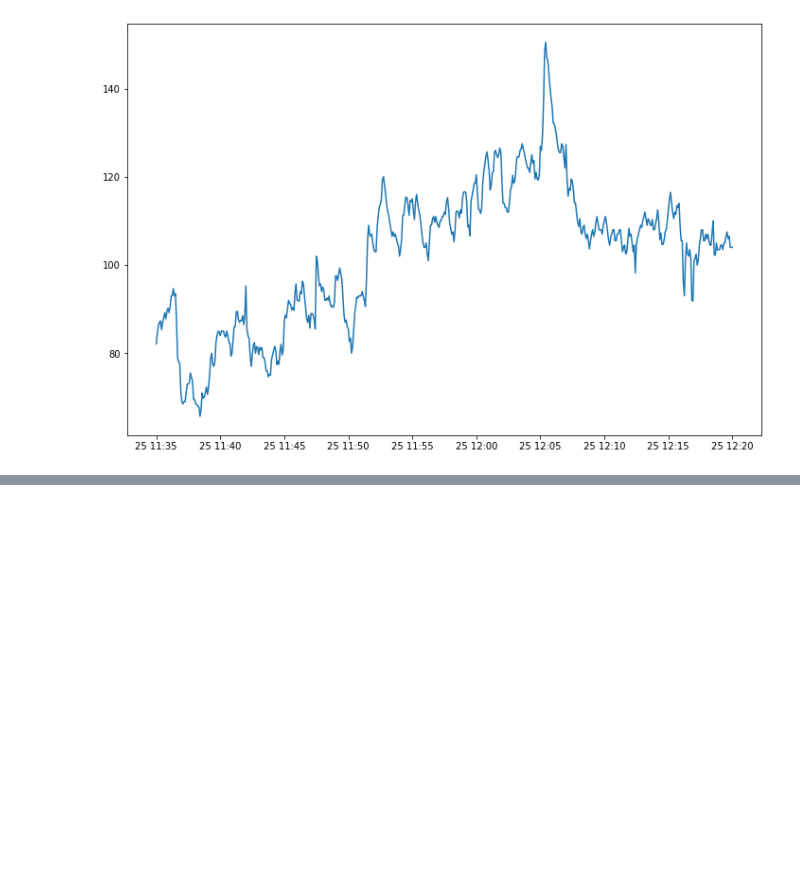
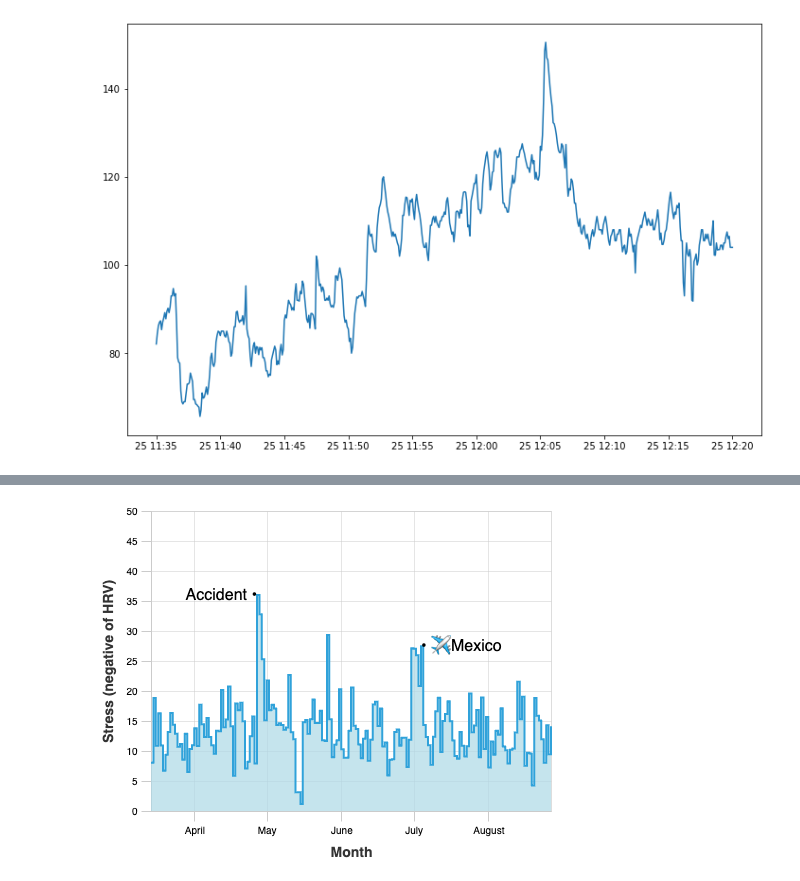
Before and after one commit to patrickmineault/xcorr-notebooks, a Jupyter notebook: notebooks/Analyze Garmin watch data.ipynb, the cells around one changed output, grey strips where cells are left out. Cells and saved outputs as stored; diff of their text form; code cells hidden in the pictures; blank space fills up the shorter version.

Commit message:
Add stress plot

```diff
--- a/notebooks/Analyze Garmin watch data.ipynb
+++ b/notebooks/Analyze Garmin watch data.ipynb
@@ -247,0 +251,43 @@ alt.layer(top, bottom).resolve_scale(
+# %%
+def clean_timeseries(df, freq='5s', agg='mean'):
+    df = df.set_index(df.datetime)
+    df.value = df.value.astype(float)
+    if agg == 'mean':
+        df = df.resample(freq).mean().reset_index()
+    elif agg == 'sum':
+        df = df.resample(freq).sum().reset_index()
+    df = df.interpolate('pad', limit=120)
+    return df
+
+df_ = df_long[(df_long.datetime >= '2022-03-15 00:00') & (df_long.datetime <= '2022-08-28 00:00')]
+
+df_plot = df_[df_.field == 'stress_level_value']
+#df_plot = df_plot[df_plot.value >= 0]
+df_plot = df_plot.set_index(df_plot.datetime)
+df_plot.value = df_plot.value.astype(dtype=float)
+df_plot = df_plot.resample('1d', offset='1h').mean()
+df_plot = df_plot.resample('1d').mean().reset_index()
+df_plot = df_plot[df_plot.value >= 0]
+
+#df_plot = clean_timeseries(df_plot, '1d', agg='mean')
+
+df_plot['textright'] = ''
+df_plot['textleft'] = ''
+df_plot.loc[df_plot.value == df_plot.value.max(), 'textright'] = 'Accident •'
+df_plot.loc[df_plot.datetime == '2022-07-04', 'textleft'] = '• ✈️Mexico '
+
+chart = alt.Chart(df_plot)
+(chart.mark_area(
+    color="lightblue",
+    interpolate='step-after',
+    line=True,
+).encode(
+    x=alt.X('datetime', axis=alt.Axis(title='Month')),
+    y=alt.Y('value', scale=alt.Scale(domain=((0, 50))), axis=alt.Axis(title='Stress (negative of HRV)'))
+) +
+ chart.mark_text(align='right', size=16).encode(x='datetime', y='value', text='textright') +
+ chart.mark_text(align='left', size=16).encode(x='datetime', y='value', text='textleft')).configure(
+    background='white',
+).configure_axis(gridOpacity=.5, labelColor='black')
+# %% [output]
+[figure, added]
```
Also changed, not shown: parts of 5 cells of this notebook.
